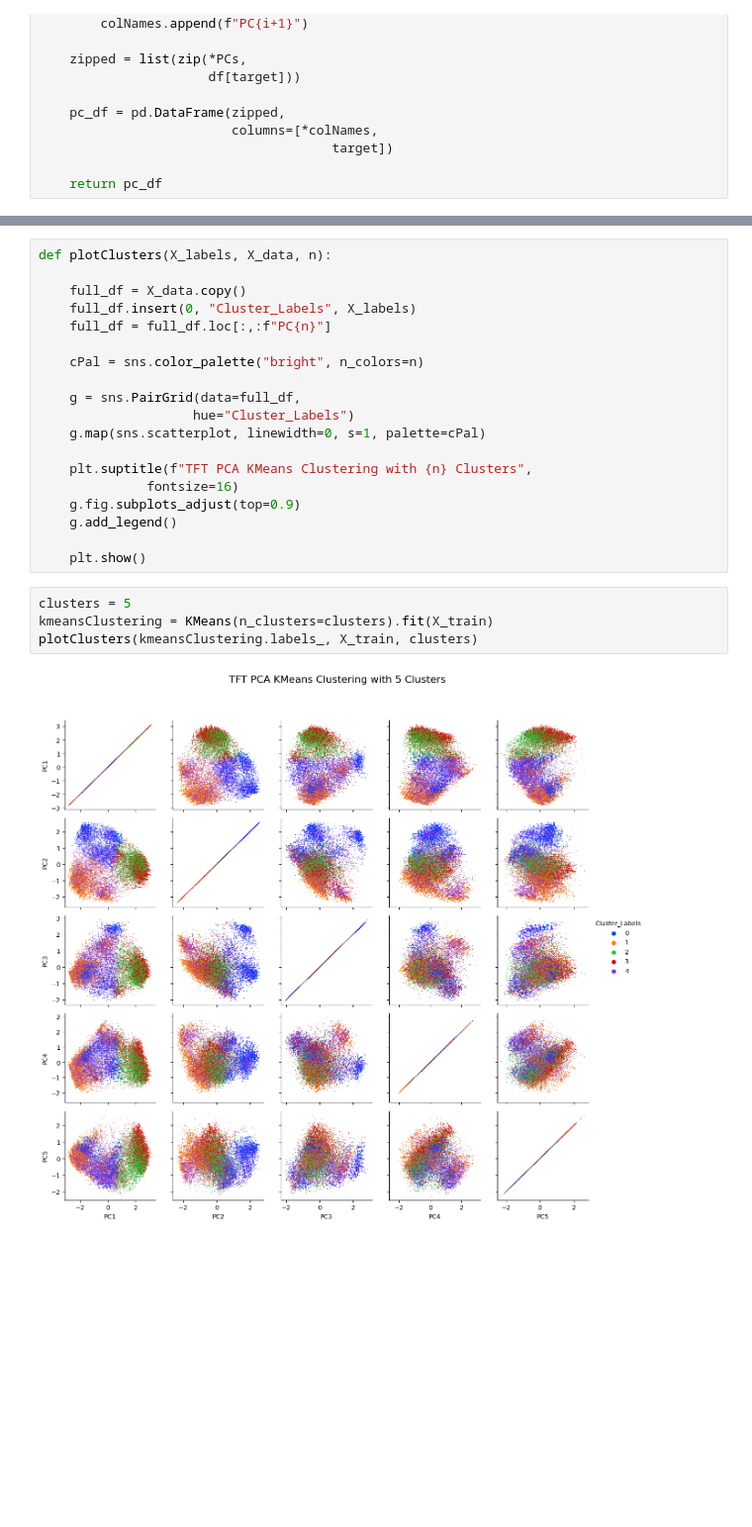
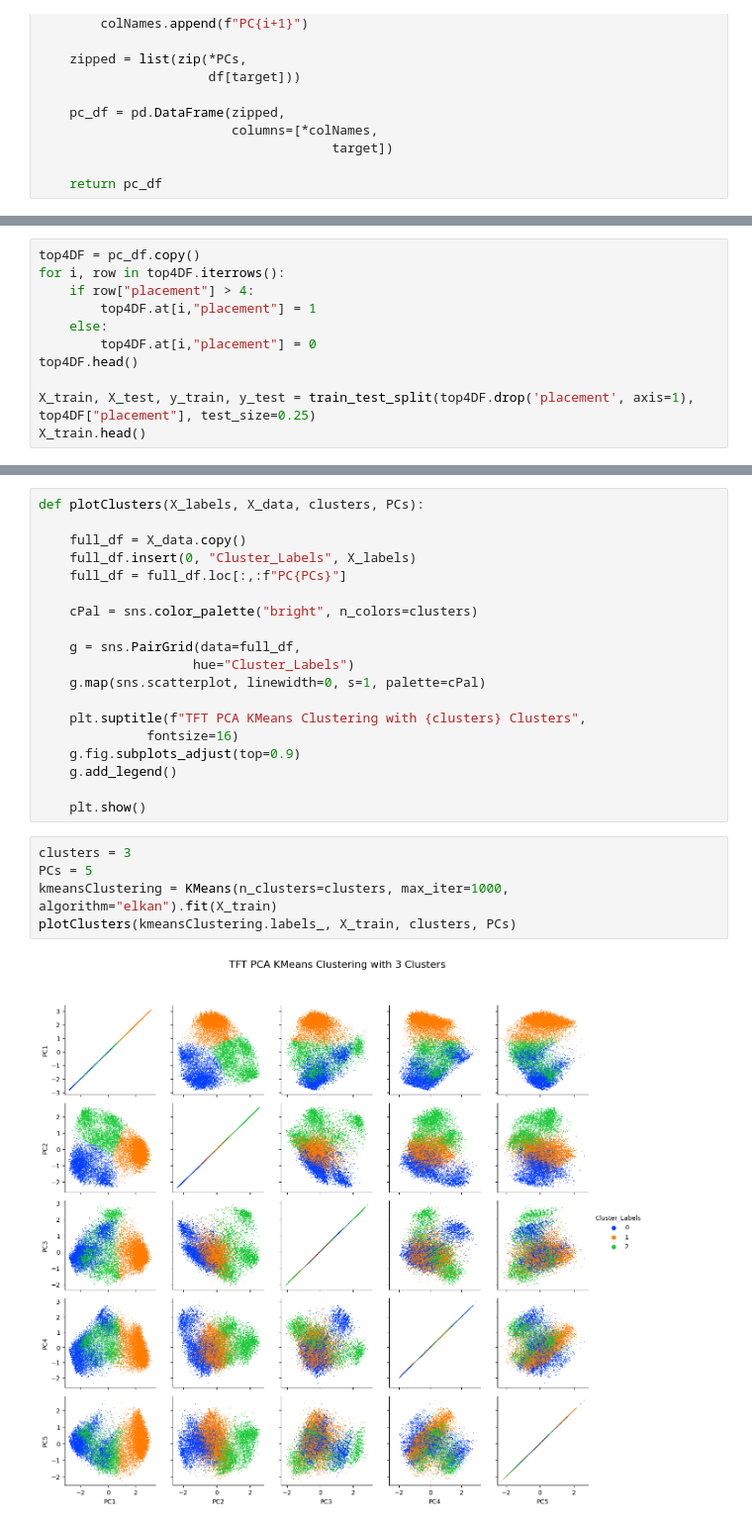
Before and after one commit to Oly-Green/TFTDataAnalysis, a Jupyter notebook: MLpipeline.ipynb, the cells around one changed output, grey strips where cells are left out. Shown at 99% size. Cells and saved outputs as stored; diff of their text form; blank space fills up the shorter version.

Commit message:
Improved Clusters

```diff
--- a/MLpipeline.ipynb
+++ b/MLpipeline.ipynb
@@ -101,0 +101,11 @@ X_train, X_test, y_train, y_test = train_test_split(pc_df, df["placement"], test
+# %%
+top4DF = pc_df.copy()
+for i, row in top4DF.iterrows():
+    if row["placement"] > 4:
+        top4DF.at[i,"placement"] = 1
+    else:
+        top4DF.at[i,"placement"] = 0
+top4DF.head()
+
+X_train, X_test, y_train, y_test = train_test_split(top4DF.drop('placement', axis=1), top4DF["placement"], test_size=0.25)
+X_train.head()
@@ -102,25 +120,26 @@ X_train, X_test, y_train, y_test = train_test_split(pc_df, df["placement"], test
 # %%
-def plotClusters(X_labels, X_data, n):
+def plotClusters(X_labels, X_data, clusters, PCs):
 
     full_df = X_data.copy()
     full_df.insert(0, "Cluster_Labels", X_labels)
-    full_df = full_df.loc[:,:f"PC{n}"]
+    full_df = full_df.loc[:,:f"PC{PCs}"]
 
-    cPal = sns.color_palette("bright", n_colors=n)
+    cPal = sns.color_palette("bright", n_colors=clusters)
 
     g = sns.PairGrid(data=full_df,
                     hue="Cluster_Labels")
     g.map(sns.scatterplot, linewidth=0, s=1, palette=cPal)
 
-    plt.suptitle(f"TFT PCA KMeans Clustering with {n} Clusters",
+    plt.suptitle(f"TFT PCA KMeans Clustering with {clusters} Clusters",
               fontsize=16)
     g.fig.subplots_adjust(top=0.9)
     g.add_legend()
 
     plt.show()
 # %%
-clusters = 5
-kmeansClustering = KMeans(n_clusters=clusters).fit(X_train)
-plotClusters(kmeansClustering.labels_, X_train, clusters)
+clusters = 3
+PCs = 5
+kmeansClustering = KMeans(n_clusters=clusters, max_iter=1000, algorithm="elkan").fit(X_train)
+plotClusters(kmeansClustering.labels_, X_train, clusters, PCs)
 # %% [output]
-[figure, old version]
+[figure, new version]
```
Also changed, not shown: parts of 4 cells of this notebook.
